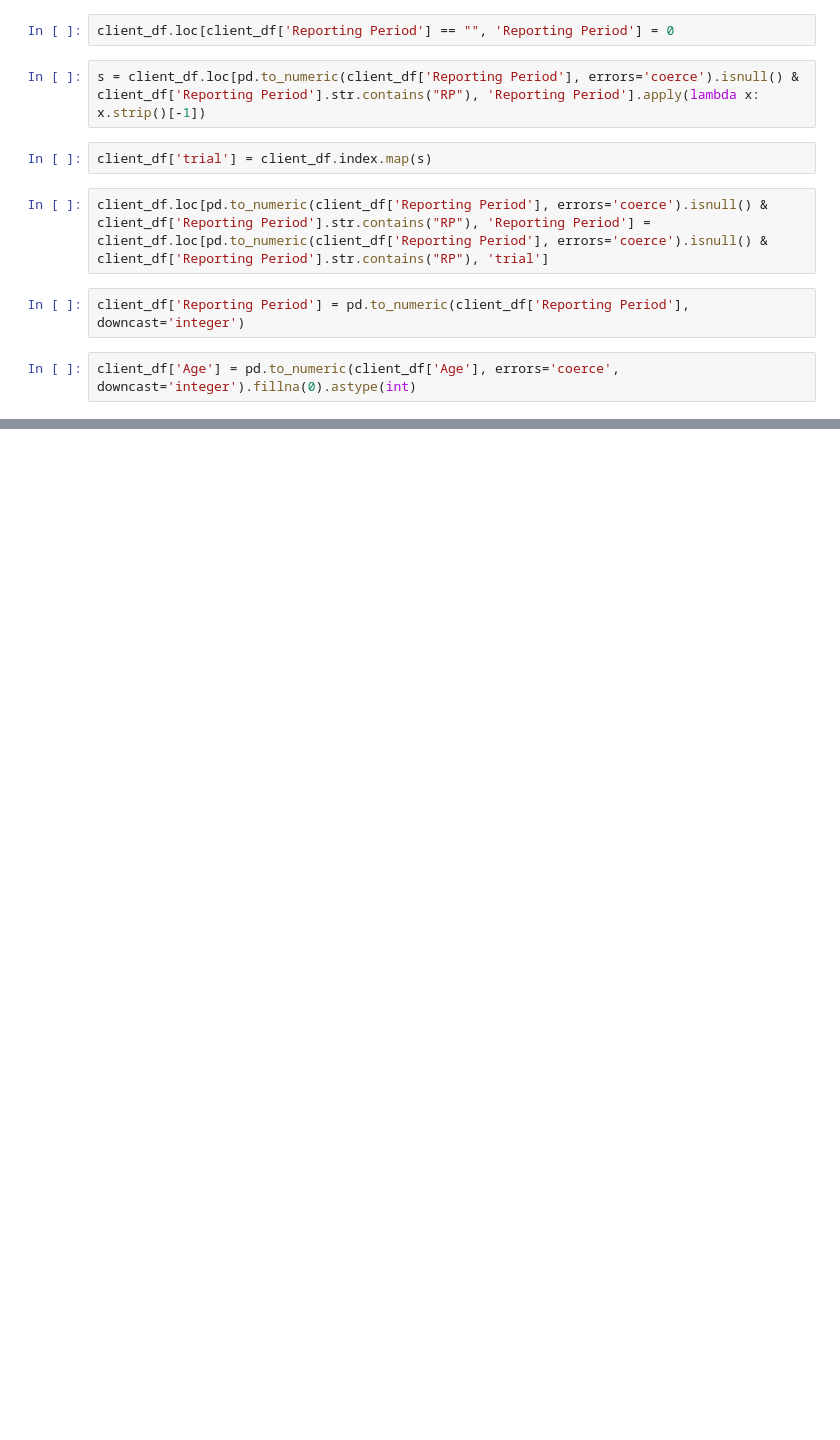
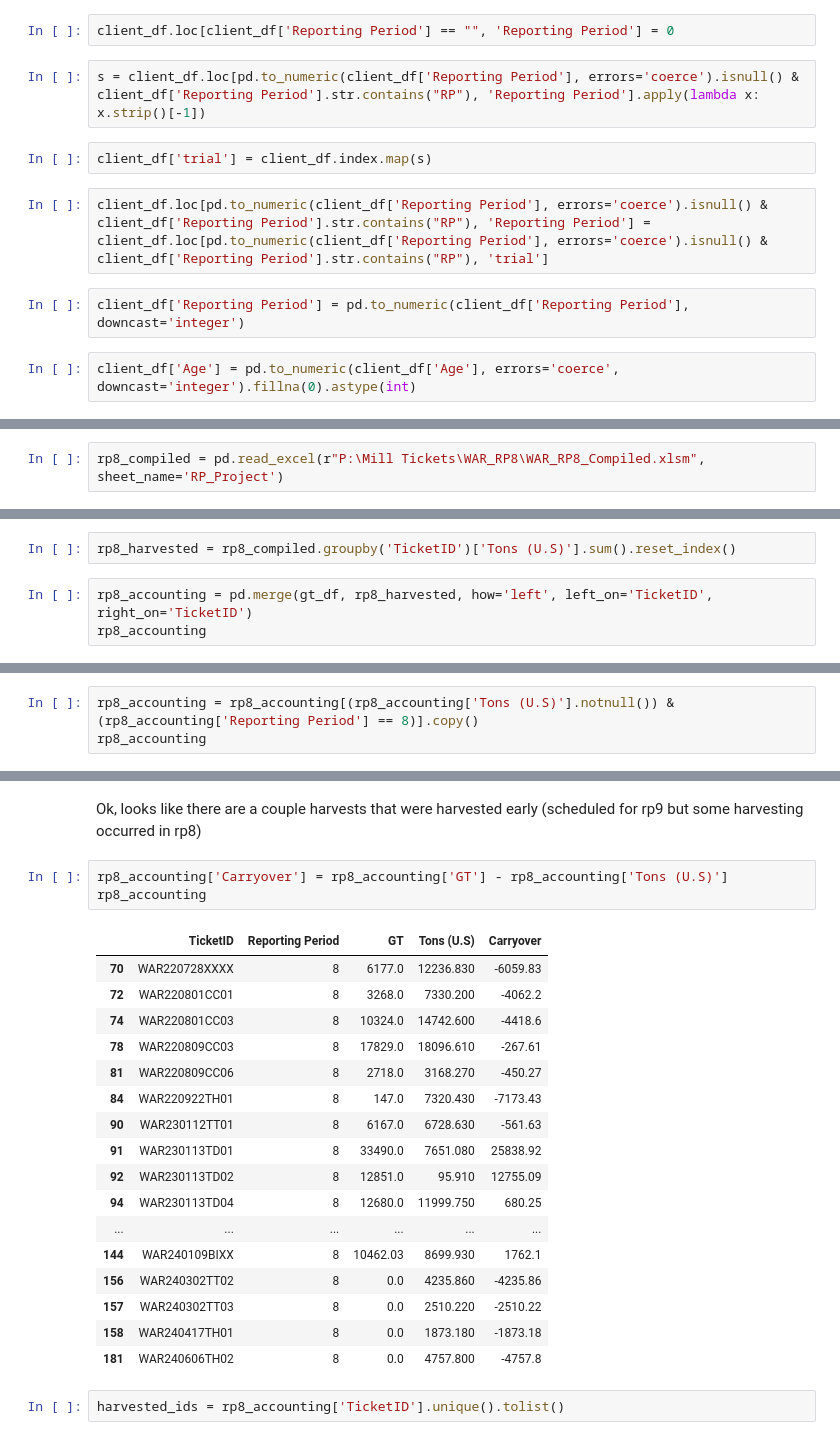
Before and after one commit to BilyBrown/sqlite3-tutorial, a Jupyter notebook: create_war_tables.ipynb, the cells around one changed output, grey strips where cells are left out. Cells and saved outputs as stored; diff of their text form; blank space fills up the shorter version.

```diff
--- a/create_war_tables.ipynb
+++ b/create_war_tables.ipynb
@@ -206,0 +348,2 @@ client_df
+# %%
+rp8_compiled = pd.read_excel(r"P:\Mill Tickets\WAR_RP8\WAR_RP8_Compiled.xlsm", sheet_name='RP_Project')
@@ -206,0 +357,5 @@ client_df
+# %%
+rp8_harvested = rp8_compiled.groupby('TicketID')['Tons (U.S)'].sum().reset_index()
+# %%
+rp8_accounting = pd.merge(gt_df, rp8_harvested, how='left', left_on='TicketID', right_on='TicketID')
+rp8_accounting
@@ -206,0 +376,3 @@ client_df
+# %%
+rp8_accounting = rp8_accounting[(rp8_accounting['Tons (U.S)'].notnull()) & (rp8_accounting['Reporting Period'] == 8)].copy()
+rp8_accounting
@@ -206,0 +397,25 @@ client_df
+# %% [markdown]
+Ok, looks like there are a couple harvests that were harvested early (scheduled for rp9 but some harvesting occurred in rp8)
+# %%
+rp8_accounting['Carryover'] = rp8_accounting['GT'] - rp8_accounting['Tons (U.S)']
+rp8_accounting
+# %% [output]
+|  | TicketID | Reporting Period | GT | Tons (U.S) | Carryover |
+| 70 | WAR220728XXXX | 8 | 6177.0 | 12236.830 | -6059.83 |
+| 72 | WAR220801CC01 | 8 | 3268.0 | 7330.200 | -4062.2 |
+| 74 | WAR220801CC03 | 8 | 10324.0 | 14742.600 | -4418.6 |
+| 78 | WAR220809CC03 | 8 | 17829.0 | 18096.610 | -267.61 |
+| 81 | WAR220809CC06 | 8 | 2718.0 | 3168.270 | -450.27 |
+| 84 | WAR220922TH01 | 8 | 147.0 | 7320.430 | -7173.43 |
+| 90 | WAR230112TT01 | 8 | 6167.0 | 6728.630 | -561.63 |
+| 91 | WAR230113TD01 | 8 | 33490.0 | 7651.080 | 25838.92 |
+| 92 | WAR230113TD02 | 8 | 12851.0 | 95.910 | 12755.09 |
+| 94 | WAR230113TD04 | 8 | 12680.0 | 11999.750 | 680.25 |
+| ... | ... | ... | ... | ... | ... |
+| 144 | WAR240109BIXX | 8 | 10462.03 | 8699.930 | 1762.1 |
+| 156 | WAR240302TT02 | 8 | 0.0 | 4235.860 | -4235.86 |
+| 157 | WAR240302TT03 | 8 | 0.0 | 2510.220 | -2510.22 |
+| 158 | WAR240417TH01 | 8 | 0.0 | 1873.180 | -1873.18 |
+| 181 | WAR240606TH02 | 8 | 0.0 | 4757.800 | -4757.8 |
+# %%
+harvested_ids = rp8_accounting['TicketID'].unique().tolist()
```
Also changed, not shown: parts of 25 cells of this notebook.
